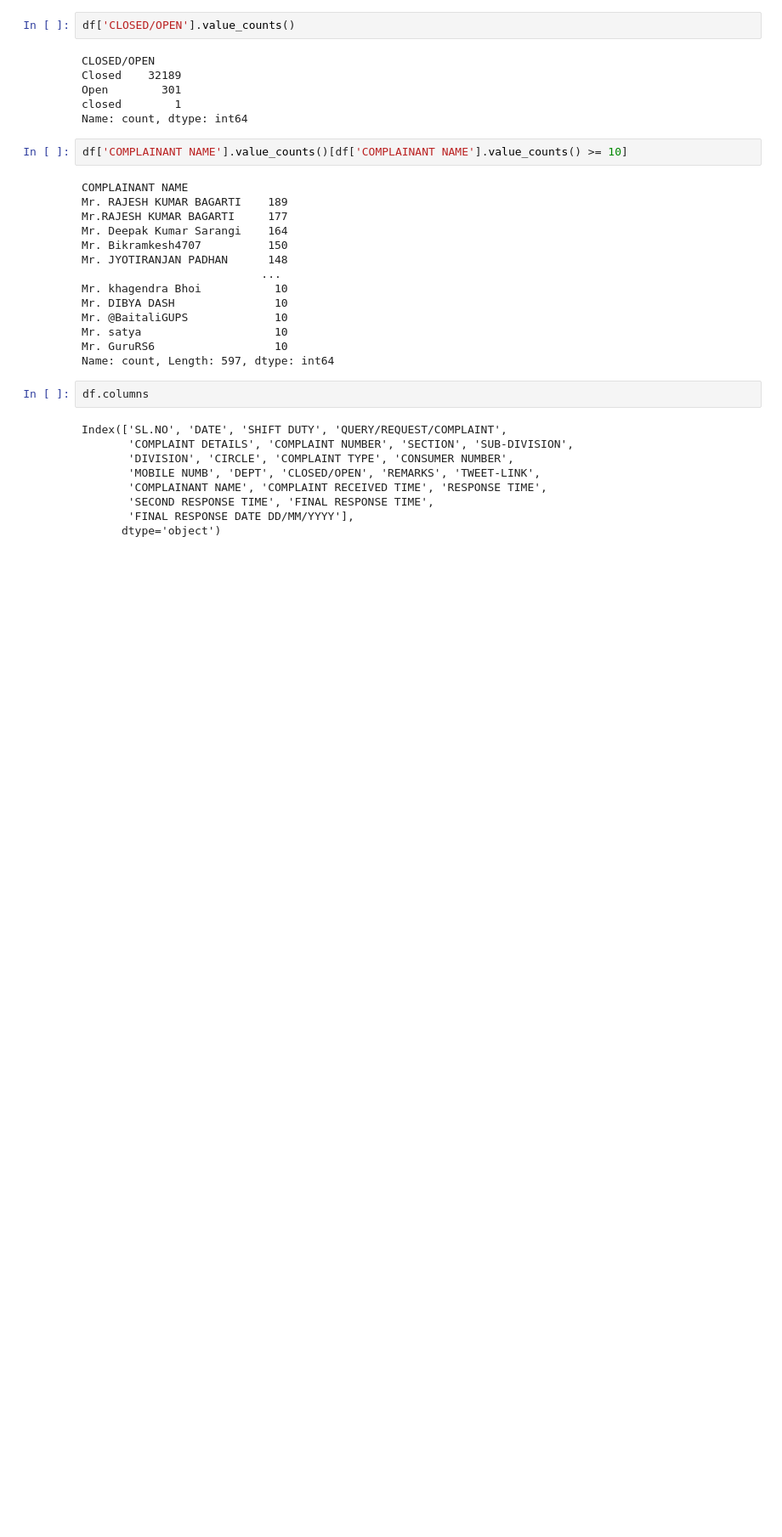
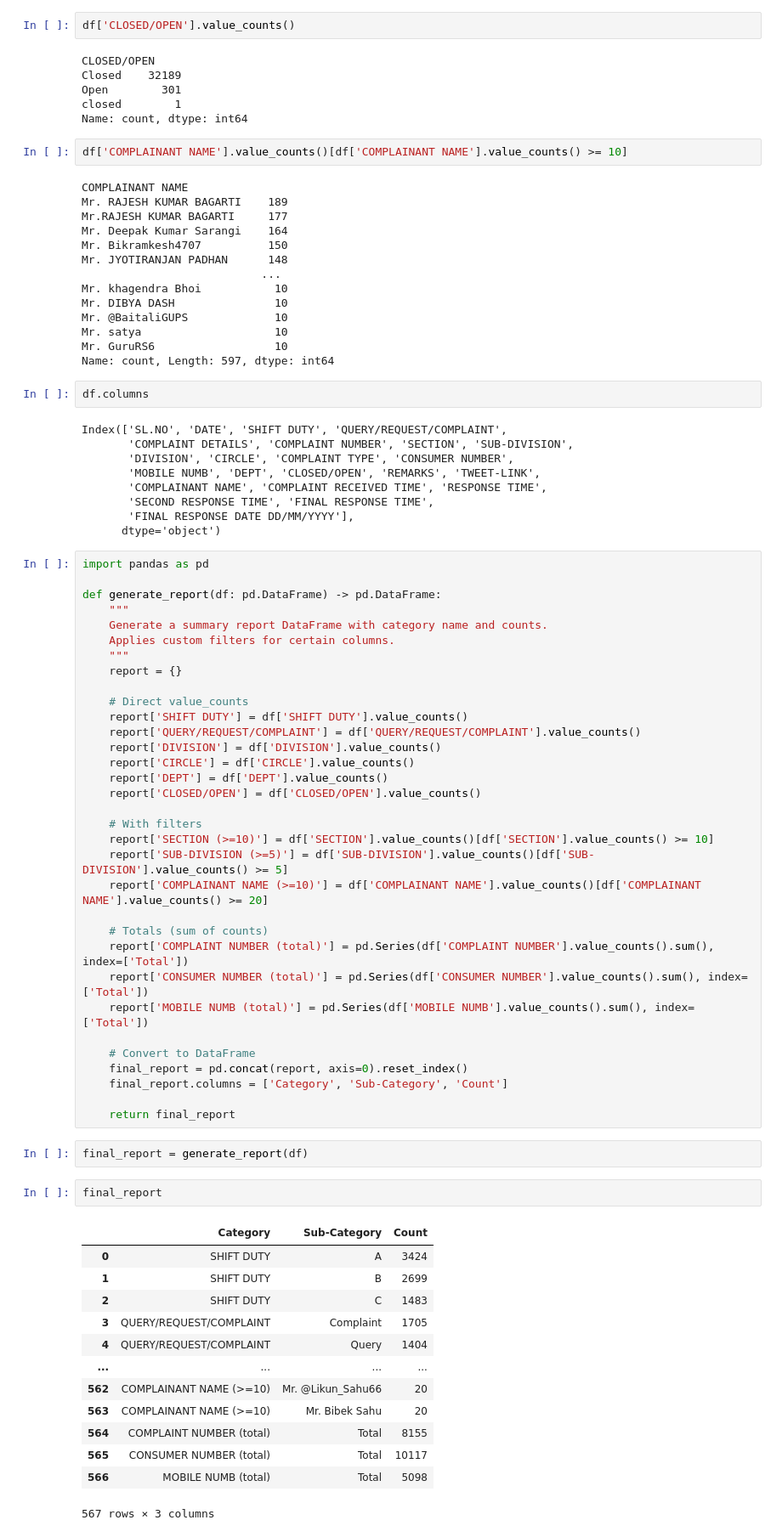
Before and after one commit to susantkumarsahoo/Twitter_X_Flow_Prediction_Tp, a Jupyter notebook: notebooks/04_note.ipynb, the cells around one changed output. Shown at 85% size. Saved outputs shown, nothing was run; the diff lists cells and outputs as text; blank space fills up the shorter version.

```diff
--- a/notebooks/04_note.ipynb
+++ b/notebooks/04_note.ipynb
@@ -199,3 +199,54 @@ Index(['SL.NO', 'DATE', 'SHIFT DUTY', 'QUERY/REQUEST/COMPLAINT',
        'SECOND RESPONSE TIME', 'FINAL RESPONSE TIME',
        'FINAL RESPONSE DATE DD/MM/YYYY'],
       dtype='object')
+# %%
+import pandas as pd
+
+def generate_report(df: pd.DataFrame) -> pd.DataFrame:
+    """
+    Generate a summary report DataFrame with category name and counts.
+    Applies custom filters for certain columns.
+    """
+    report = {}
+
+    # Direct value_counts
+    report['SHIFT DUTY'] = df['SHIFT DUTY'].value_counts()
+    report['QUERY/REQUEST/COMPLAINT'] = df['QUERY/REQUEST/COMPLAINT'].value_counts()
+    report['DIVISION'] = df['DIVISION'].value_counts()
+    report['CIRCLE'] = df['CIRCLE'].value_counts()
+    report['DEPT'] = df['DEPT'].value_counts()
+    report['CLOSED/OPEN'] = df['CLOSED/OPEN'].value_counts()
+
+    # With filters
+    report['SECTION (>=10)'] = df['SECTION'].value_counts()[df['SECTION'].value_counts() >= 10]
+    report['SUB-DIVISION (>=5)'] = df['SUB-DIVISION'].value_counts()[df['SUB-DIVISION'].value_counts() >= 5]
+    report['COMPLAINANT NAME (>=10)'] = df['COMPLAINANT NAME'].value_counts()[df['COMPLAINANT NAME'].value_counts() >= 20]
+
+    # Totals (sum of counts)
+    report['COMPLAINT NUMBER (total)'] = pd.Series(df['COMPLAINT NUMBER'].value_counts().sum(), index=['Total'])
+    report['CONSUMER NUMBER (total)'] = pd.Series(df['CONSUMER NUMBER'].value_counts().sum(), index=['Total'])
+    report['MOBILE NUMB (total)'] = pd.Series(df['MOBILE NUMB'].value_counts().sum(), index=['Total'])
+
+    # Convert to DataFrame
+    final_report = pd.concat(report, axis=0).reset_index()
+    final_report.columns = ['Category', 'Sub-Category', 'Count']
+
+    return final_report
+# %%
+final_report = generate_report(df)
+# %%
+final_report
+# %% [output]
+|  | Category | Sub-Category | Count |
+| 0 | SHIFT DUTY | A | 3424 |
+| 1 | SHIFT DUTY | B | 2699 |
+| 2 | SHIFT DUTY | C | 1483 |
+| 3 | QUERY/REQUEST/COMPLAINT | Complaint | 1705 |
+| 4 | QUERY/REQUEST/COMPLAINT | Query | 1404 |
+| ... | ... | ... | ... |
+| 562 | COMPLAINANT NAME (>=10) | Mr. @Likun_Sahu66 | 20 |
+| 563 | COMPLAINANT NAME (>=10) | Mr. Bibek Sahu | 20 |
+| 564 | COMPLAINT NUMBER (total) | Total | 8155 |
+| 565 | CONSUMER NUMBER (total) | Total | 10117 |
+| 566 | MOBILE NUMB (total) | Total | 5098 |
+567 rows × 3 columns
```
Also changed, not shown: parts of 7 cells of this notebook, 5 other files.
